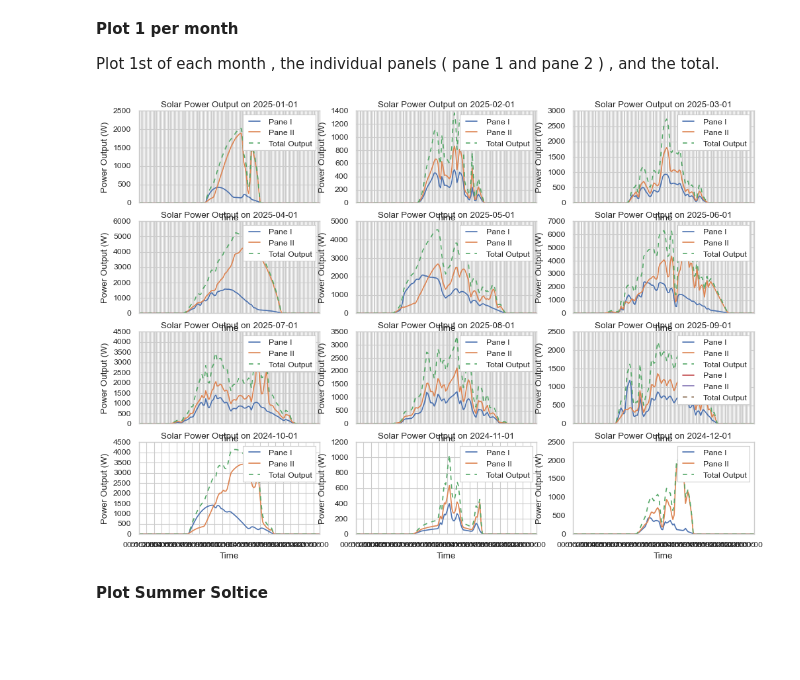
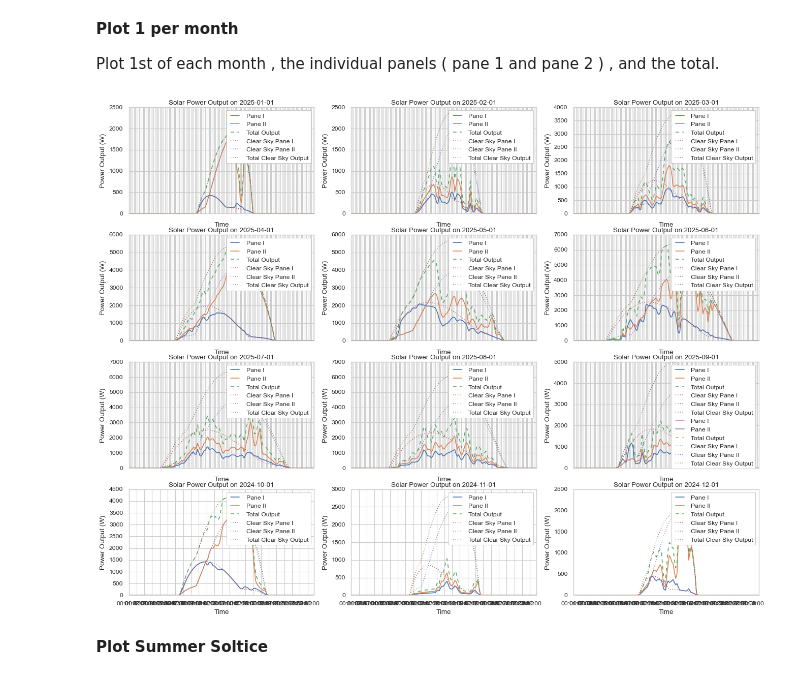
Before and after one commit to clydewatts1/PFDA-programming-for-data-analytics, a Jupyter notebook: big_project/big_project.ipynb, the cells around one changed output. Drawn from its saved outputs; the diff is of its cells as text; code cells hidden in the pictures; blank space fills up the shorter version.

Commit message:
Added clear sky data

```diff
--- a/big_project/big_project.ipynb
+++ b/big_project/big_project.ipynb
@@ -1100,41 +1150,45 @@ Plot 1st of each month , the individual panels ( pane 1 and pane 2 ) , and the t
 # %%
 # Plot 1 day per month for each month include both panes and total power output
 
-fig,ax = plt.subplots(4,3,figsize=(15,10))
+fig,ax = plt.subplots(4,3,figsize=(20,15))
 df_temp = df_copernicus_solar_enriched.copy()
 # Convert Time to string for plotting
 df_temp['Time'] = df_temp['Time'].astype(str)
 # reset index to get DateTime as column
 df_temp.reset_index(inplace=True)
-df_temp = df_temp[df_temp['DateTime'].dt.day == 1][['DateTime','Date','Time','Power_Pane_I(W)','Power_Pane_II(W)','Total_Power_Output(W)']].copy()
+df_temp = df_temp[df_temp['DateTime'].dt.day == 1][['DateTime','Date','Time','Power_Pane_I(W)','Power_Pane_II(W)','Total_Power_Output(W)',
+                                                    'Power_ClearSky_Pane_I(W)','Power_ClearSky_Pane_II(W)','Total_Power_ClearSky_Output(W)']].copy()
 # exclude rows > date > 2025-10-01
 df_temp = df_temp[df_temp['DateTime'] <= datetime.datetime(2025, 9, 1)]
 plt.grid(False)
 for date in df_temp['Date'].unique():
     df_day = df_temp[df_temp['Date'] == date]
     day = df_day['DateTime'].dt.day.iloc[0]
     month = df_day['DateTime'].dt.month.iloc[0]
     year = df_day['DateTime'].dt.year.iloc[0]
     ax_idx_row = (month - 1) // 3
     ax_idx_col = (month - 1) % 3
     sns.lineplot(data=df_day, x='Time', y='Power_Pane_I(W)', ax=ax[ax_idx_row, ax_idx_col], label='Pane I')
     sns.lineplot(data=df_day, x='Time', y='Power_Pane_II(W)', ax=ax[ax_idx_row, ax_idx_col], label='Pane II')
     sns.lineplot(data=df_day, x='Time', y='Total_Power_Output(W)', ax=ax[ax_idx_row, ax_idx_col], label='Total Output', linestyle='--')
+    sns.lineplot(data=df_day, x='Time', y='Power_ClearSky_Pane_I(W)', ax=ax[ax_idx_row, ax_idx_col], label='Clear Sky Pane I', linestyle=':')
+    sns.lineplot(data=df_day, x='Time', y='Power_ClearSky_Pane_II(W)', ax=ax[ax_idx_row, ax_idx_col], label='Clear Sky Pane II', linestyle=':')
+    sns.lineplot(data=df_day, x='Time', y='Total_Power_ClearSky_Output(W)', ax=ax[ax_idx_row, ax_idx_col], label='Total Clear Sky Output', linestyle=':')
     ax[ax_idx_row, ax_idx_col].set_title(f'Solar Power Output on {year}-{month:02d}-{day:02d}')
     #ax[ax_idx_row, ax_idx_col].set_xlabel('Time')
     # Dont display x label for all but bottom plots only plot every hour
     if ax_idx_row < 3:
         #ax[ax_idx_row, ax_idx_col].set_xlabel('')
         ax[ax_idx_row, ax_idx_col].set_xticklabels([])
     else:
         #ax[ax_idx_row, ax_idx_col].set_xlabel('Time')
         # only plot 1 per hour to avoid clutter
         ax[ax_idx_row, ax_idx_col].set_xticks(ax[ax_idx_row, ax_idx_col].get_xticks()[::6])
     ax[ax_idx_row, ax_idx_col].set_ylabel('Power Output (W)')
     #ax[ax_idx_row, ax_idx_col].tick_params(axis='x', rotation=90)
     ax[ax_idx_row, ax_idx_col].legend()
 # %% [output]
-[figure, old version]
+[figure, new version]
 # %% [markdown]
 __Plot Summer Soltice__
 # %%
```
Also changed, not shown: parts of 22 cells of this notebook, 3 other files.
